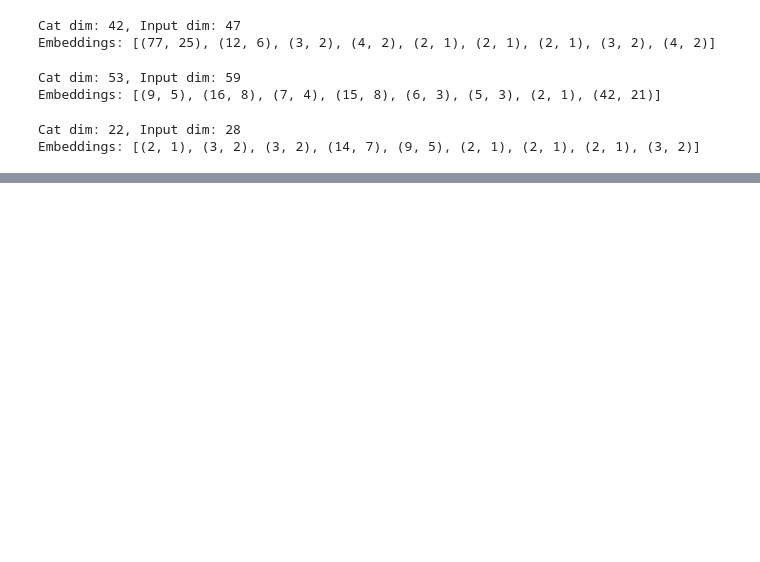
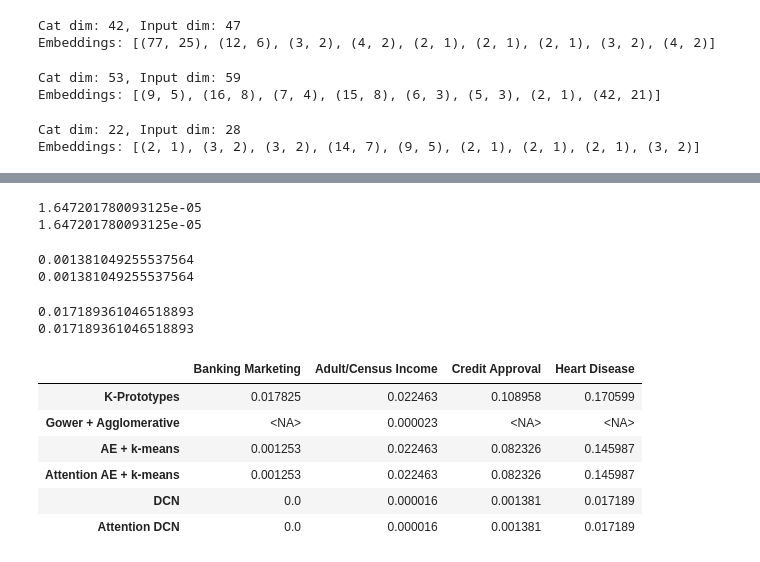
Before and after one commit to jaanisfehling/attention-mixed-type-clustering, a Jupyter notebook: alternative_algorithms.ipynb, the cells around one changed output, grey strips where cells are left out. Cells and saved outputs as stored; diff of their text form; code cells hidden in the pictures; blank space fills up the shorter version.

```diff
--- a/alternative_algorithms.ipynb
+++ b/alternative_algorithms.ipynb
@@ -223,0 +249,5 @@ Embeddings: [(2, 1), (4, 2), (3, 2), (4, 2), (3, 2), (4, 2), (4, 2)]
+# %%
+heart_k_prototypes = KPrototypes(n_clusters=5, random_state=0)
+heart_k_prototypes.fit(heart_df.values, categorical=[heart_df.columns.get_loc(col) for col in heart_cat_cols])
+heart_k_prototypes_nmi = normalized_mutual_info_score(heart_y, heart_k_prototypes.labels_)
+heart_k_prototypes_nmi
@@ -312,0 +507,69 @@ print(banking_attention_dcn_nmi)
+# %%
+census_dcn = DCNDuped(n_clusters=2, pretrain_epochs=100, clustering_epochs=100, autoencoder=census_ae, random_state=np.random.RandomState(0))
+census_dcn.fit(census_dataloader)
+
+census_attention_dcn = DCNDuped(n_clusters=2, pretrain_epochs=100, clustering_epochs=100, autoencoder=census_attention_ae, random_state=np.random.RandomState(0))
+census_attention_dcn.fit(census_dataloader)
+
+census_dcn_nmi = normalized_mutual_info_score(census_y, census_dcn.labels_)
+print(census_dcn_nmi)
+
+census_attention_dcn_nmi = normalized_mutual_info_score(census_y, census_dcn.labels_)
+print(census_attention_dcn_nmi)
+# %% [output]
+1.647201780093125e-05
+1.647201780093125e-05
+# %%
+credit_dcn = DCNDuped(n_clusters=2, pretrain_epochs=100, clustering_epochs=100, autoencoder=credit_ae, random_state=np.random.RandomState(0))
+credit_dcn.fit(credit_dataloader)
+
+credit_attention_dcn = DCNDuped(n_clusters=2, pretrain_epochs=100, clustering_epochs=100, autoencoder=credit_attention_ae, random_state=np.random.RandomState(0))
+credit_attention_dcn.fit(credit_dataloader)
+
+credit_dcn_nmi = normalized_mutual_info_score(credit_y, credit_dcn.labels_)
+print(credit_dcn_nmi)
+
+credit_attention_dcn_nmi = normalized_mutual_info_score(credit_y, credit_dcn.labels_)
+print(credit_attention_dcn_nmi)
+# %% [output]
+0.001381049255537564
+0.001381049255537564
+# %%
+heart_dcn = DCNDuped(n_clusters=5, pretrain_epochs=100, clustering_epochs=100, autoencoder=heart_ae, random_state=np.random.RandomState(0))
+heart_dcn.fit(heart_dataloader)
+
+heart_attention_dcn = DCNDuped(n_clusters=5, pretrain_epochs=100, clustering_epochs=100, autoencoder=heart_attention_ae, random_state=np.random.RandomState(0))
+heart_attention_dcn.fit(heart_dataloader)
+
+heart_dcn_nmi = normalized_mutual_info_score(heart_y, heart_dcn.labels_)
+print(heart_dcn_nmi)
+
+heart_attention_dcn_nmi = normalized_mutual_info_score(heart_y, heart_dcn.labels_)
+print(heart_attention_dcn_nmi)
+# %% [output]
+0.017189361046518893
+0.017189361046518893
+# %%
+pd.DataFrame([
+    [banking_k_prototypes_nmi, census_k_prototypes_nmi, credit_k_prototypes_nmi, heart_k_prototypes_nmi],
+    [pd.NA, 0.000023, pd.NA, pd.NA],
+    [banking_ae_nmi, census_ae_nmi, credit_ae_nmi, heart_ae_nmi],
+    [banking_attention_ae_nmi, census_attention_ae_nmi, credit_attention_ae_nmi, heart_attention_ae_nmi],
+    [banking_dcn_nmi, census_dcn_nmi, credit_dcn_nmi, heart_dcn_nmi],
+    [banking_attention_dcn_nmi, census_attention_dcn_nmi, credit_attention_dcn_nmi, heart_attention_dcn_nmi]],
+    index=[
+        "K-Prototypes",
+        "Gower + Agglomerative",
+        "AE + k-means",
+        "Attention AE + k-means",
+        "DCN",
+        "Attention DCN"],
+    columns=["Banking Marketing", "Adult/Census Income", "Credit Approval", "Heart Disease"])
+# %% [output]
+|  | Banking Marketing | Adult/Census Income | Credit Approval | Heart Disease |
+| K-Prototypes | 0.017825 | 0.022463 | 0.108958 | 0.170599 |
+| Gower + Agglomerative | <NA> | 0.000023 | <NA> | <NA> |
+| AE + k-means | 0.001253 | 0.022463 | 0.082326 | 0.145987 |
+| Attention AE + k-means | 0.001253 | 0.022463 | 0.082326 | 0.145987 |
+| DCN | 0.0 | 0.000016 | 0.001381 | 0.017189 |
+| Attention DCN | 0.0 | 0.000016 | 0.001381 | 0.017189 |
```
Also changed, not shown: parts of 13 cells of this notebook, 1 other file.
